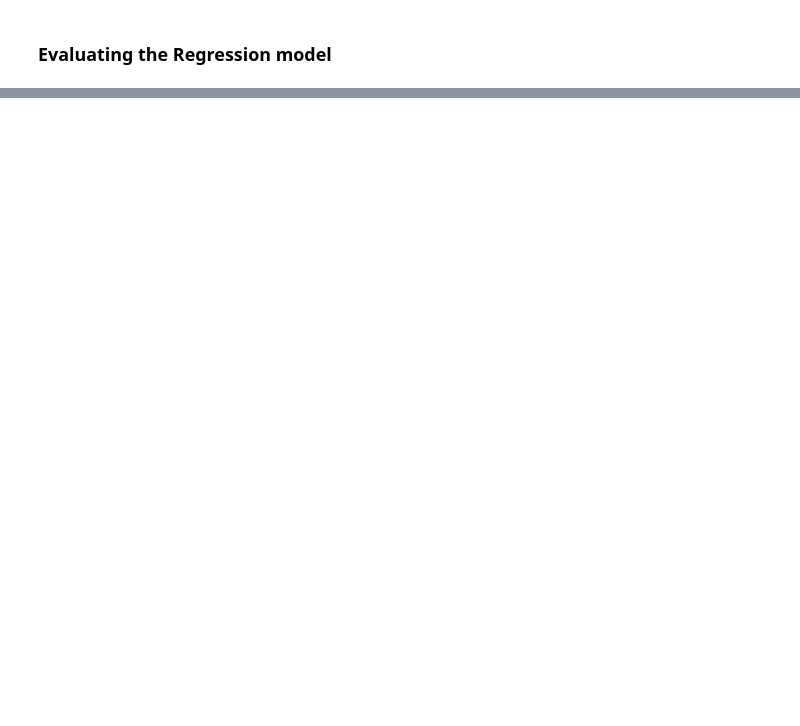
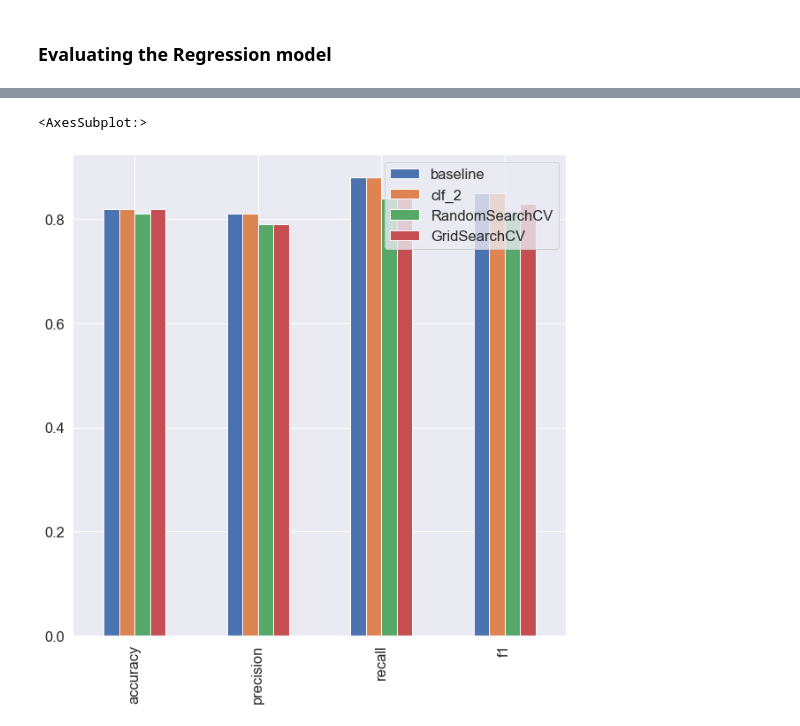
Before and after one commit to arghanath007/Data-Science, a Jupyter notebook: Scikit-Learn(SkLearn)/Introduction.ipynb, the cells around one changed output, grey strips where cells are left out. Drawn from its saved outputs; the diff is of its cells as text; code cells hidden in the pictures; blank space fills up the shorter version.

Commit message:
Part-8 Tuning the hyper-parameters of a model and improving the score/prediction of the model

```diff
--- a/Scikit-Learn(SkLearn)/Introduction.ipynb
+++ b/Scikit-Learn(SkLearn)/Introduction.ipynb
@@ -1498,0 +1804,18 @@ Mean Squared Error: 9.867437068627442
+# %%
+np.random.seed(42)
+from sklearn.model_selection import GridSearchCV,train_test_split
+
+
+X=heart_df_shuffle.drop('target', axis='columns')
+y=heart_df_shuffle['target']
+
+X_train, X_test, y_train, y_test = train_test_split(X, y, test_size=0.3)
+
+clf=RandomForestClassifier(n_jobs=1)
+
+# Grid SearchCV
+gs_clf=GridSearchCV(estimator=clf,param_grid=grid_small,cv=5,verbose=2)
+
+# Fit the GridSearchCV version of RandomForest. We are using X_train and y_train here because it will automatically create the validation set for us, as it is called as Grid SearchCV or Cross-validation
+
+gs_clf.fit(X_train,y_train)
@@ -1498,0 +1853,3 @@ Mean Squared Error: 9.867437068627442
+# %%
+gs_clf_y_preds=gs_clf.predict(X_test)
+gs_clf_y_preds
@@ -1498,0 +1862,2 @@ Mean Squared Error: 9.867437068627442
+# %%
+gs_metrics=evaluate_preds(y_test,gs_clf_y_preds)
@@ -1498,0 +1869,3 @@ Mean Squared Error: 9.867437068627442
+# %%
+compare_metrics=pd.DataFrame({'baseline': baseline_metrics, 'clf_2': baseline_metrics2, 'RandomSearchCV': rs_metrics,'GridSearchCV': gs_metrics})
+compare_metrics
@@ -1498,0 +1878,5 @@ Mean Squared Error: 9.867437068627442
+# %%
+compare_metrics.plot.bar(figsize=(10,10))
+# %% [output]
+<AxesSubplot:>
+[figure, added]
```
Also changed, not shown: parts of 46 cells of this notebook, 5 other files.
